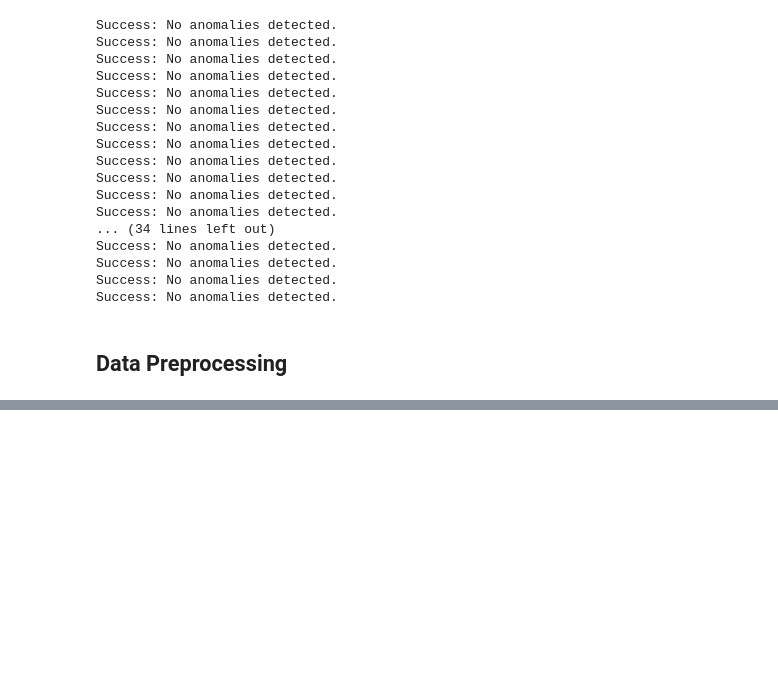
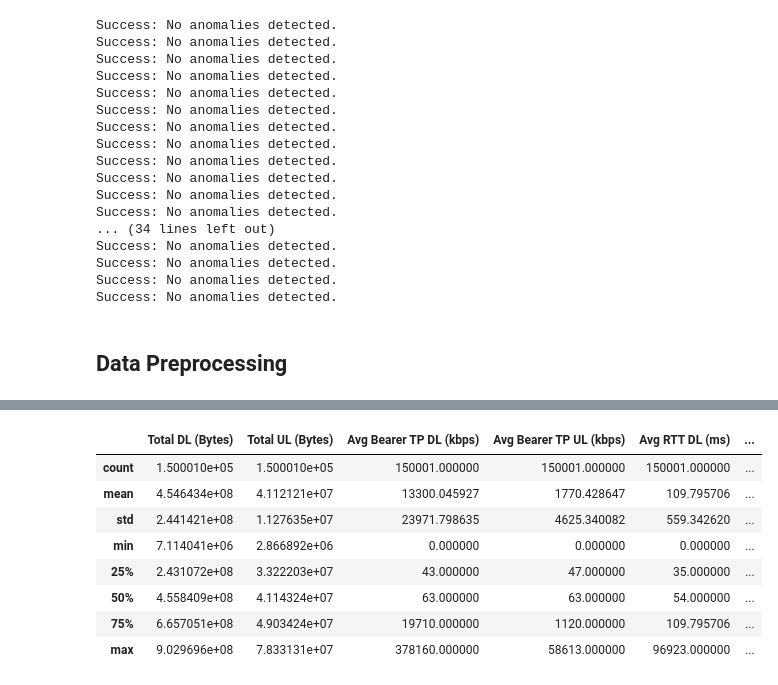
Before and after one commit to abrahamshimelis/TellCo-telecom, a Jupyter notebook: notebooks/data-quality-check.ipynb, the cells around one changed output, grey strips where cells are left out. Drawn from its saved outputs; the diff is of its cells as text; code cells hidden in the pictures; blank space fills up the shorter version.

```diff
--- a/notebooks/data-quality-check.ipynb
+++ b/notebooks/data-quality-check.ipynb
@@ -136,0 +279,19 @@ Total Percentage of Missing Values: 0.03%
+# %%
+# Numerical variables descriptive summary
+numerical_columns = ['Total DL (Bytes)', 'Total UL (Bytes)',
+                     'Avg Bearer TP DL (kbps)', 'Avg Bearer TP UL (kbps)', 'Avg RTT DL (ms)', 'Avg RTT UL (ms)',
+                     'Dur. (ms)',
+                     'Social Media DL (Bytes)', 'Youtube DL (Bytes)', 'Email DL (Bytes)', 'Gaming DL (Bytes)', 'Other UL (Bytes)', 'Other UL (Bytes)']
+
+df_descriptions = df_relevant[numerical_columns].describe()
+df_descriptions.head(20)
+# %% [output]
+|  | Total DL (Bytes) | Total UL (Bytes) | Avg Bearer TP DL (kbps) | Avg Bearer TP UL (kbps) | Avg RTT DL (ms) | ... |
+| count | 1.500010e+05 | 1.500010e+05 | 150001.000000 | 150001.000000 | 150001.000000 | ... |
+| mean | 4.546434e+08 | 4.112121e+07 | 13300.045927 | 1770.428647 | 109.795706 | ... |
+| std | 2.441421e+08 | 1.127635e+07 | 23971.798635 | 4625.340082 | 559.342620 | ... |
+| min | 7.114041e+06 | 2.866892e+06 | 0.000000 | 0.000000 | 0.000000 | ... |
+| 25% | 2.431072e+08 | 3.322203e+07 | 43.000000 | 47.000000 | 35.000000 | ... |
+| 50% | 4.558409e+08 | 4.114324e+07 | 63.000000 | 63.000000 | 54.000000 | ... |
+| 75% | 6.657051e+08 | 4.903424e+07 | 19710.000000 | 1120.000000 | 109.795706 | ... |
+| max | 9.029696e+08 | 7.833131e+07 | 378160.000000 | 58613.000000 | 96923.000000 | ... |
```
Also changed, not shown: parts of 18 cells of this notebook, 1 other file.
